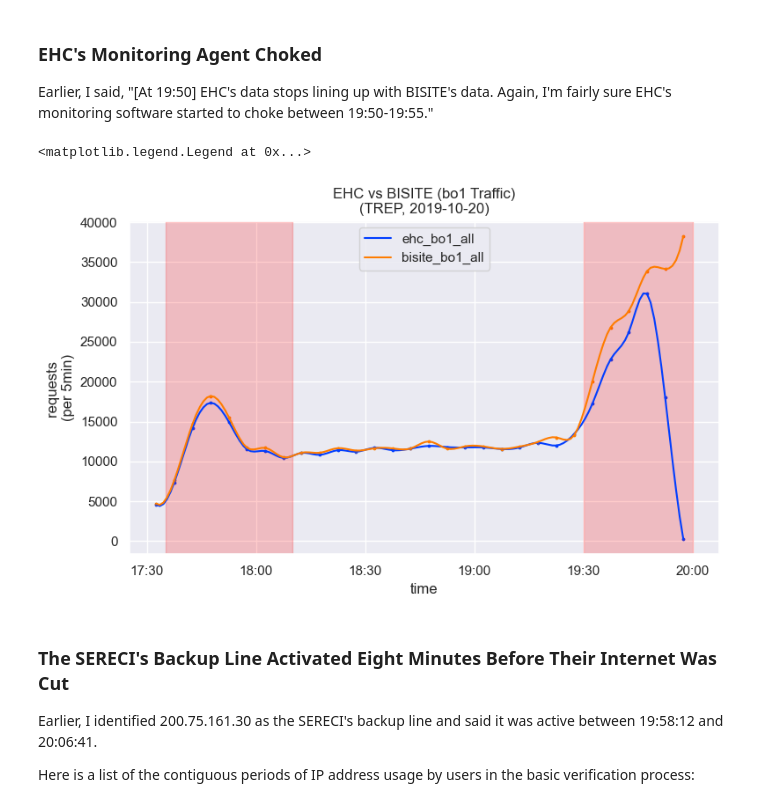
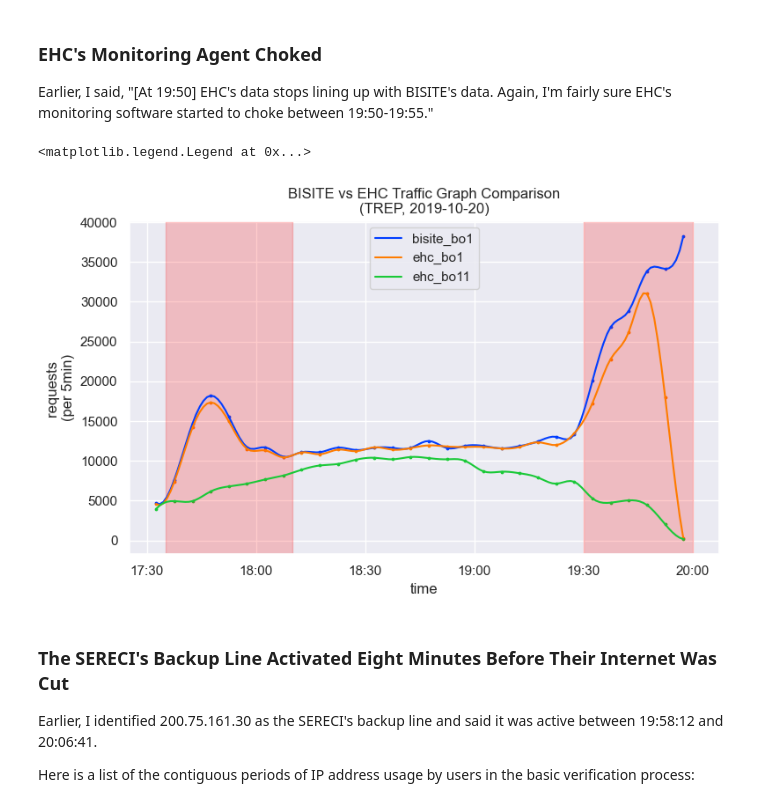
Before and after one commit to futurebum/bo1-post, a Jupyter notebook: bo1-post.ipynb, the cells around one changed output. Saved outputs shown, nothing was run; the diff lists cells and outputs as text; code cells hidden in the pictures.

```diff
--- a/bo1-post.ipynb
+++ b/bo1-post.ipynb
@@ -56,9 +56,9 @@ def smooth_lines_scatter(df, ax, interval='1min', labels=None, marker='o', lo_cl
             ax.scatter(df.index, df[label], label=f'_{label}', marker=marker, s=3, color=ax.lines[-1].get_color())
 
 # utility function to add vertical spans for high-traffic periods. (the second one really goes to 20:07, but oh well.)
-def add_high_traffic_bars(ax_ht_bars):
-    ax_ht_bars.axvspan(pd.Timestamp('2019-10-20 17:35'), pd.Timestamp('2019-10-20 18:10'), alpha=0.2, color='red')
-    ax_ht_bars.axvspan(pd.Timestamp('2019-10-20 19:30'), pd.Timestamp('2019-10-20 20:00'), alpha=0.2, color='red')
+def add_high_traffic_bars(ax):
+    ax.axvspan(pd.Timestamp('2019-10-20 17:35'), pd.Timestamp('2019-10-20 18:10'), alpha=0.2, color='red')
+    ax.axvspan(pd.Timestamp('2019-10-20 19:30'), pd.Timestamp('2019-10-20 20:00'), alpha=0.2, color='red')
 # %% [markdown]
 # TREP Mini-Explainer #
 # %% [markdown]
@@ -123,7 +123,8 @@ trep['process'] = trep.evt_type.where(trep.evt_type == 'tx', 'verif') # two diff
 # put tx/verif events in 5-min bins. (important note: 'verif' means verif attempts. most succeed but some fail; i'm interested in both, as analysis is procedural)
 events = trep \
     .groupby([pd.Grouper(freq='5min', key='evt_time'), 'process']) \
-    .size().unstack(level=1).resample('5min').asfreq().fillna(0) \
+    .size().unstack(level=1) \
+    .resample('5min').asfreq().fillna(0) \
     .pipe(lambda x: x.set_index(x.index + pd.Timedelta('2.5min'))) \
     ['2019-10-20 16:30':'2019-10-20 21:00'] # just election night.
 # note: pushed the points to the middle of 5-min bin intervals.
@@ -151,9 +152,8 @@ if save_results:
 If acta column shortages caused verification operators to aggressively poll the application server, then I might also expect that, when verifiers appear to work slower, their traffic rate will increase because they've started to repeatedly ask the application server for work instead of actually working. To check this, first I calculated verifiers’ work rate in 5-minute intervals, taking the number of verification attempts and dividing it by the number of active verifiers. Next, I extracted the data points from EHC's traffic graph and divided bo1’s traffic (=verifs) by bo11’s traffic (=transmits) to create a simple metric that shows when bo1's traffic was unusually high relative to the general level of activity in the system. Finally, I plotted the two ratios against each other. The resulting graph confirms the prediction that decreases in verifiers’ work rate coincide with increases in their traffic rate:
 # %%
 wt = trep[trep.process == 'verif'] \
-    .groupby(pd.Grouper(freq='5min', key='evt_time')) \
+    .resample('5min', on='evt_time') \
     .pipe(lambda x: pd.DataFrame({'verifs': x.size(), 'verifiers': x.VerificadorUser.nunique()})) \
-    .resample('5min').asfreq().fillna(0) \
     .join(traffic, how='inner') \
     .pipe(lambda x: x.set_index(x.index + pd.Timedelta('2.5min'))) \
     ['2019-10-20 16:00':'2019-10-20 20:30'] # just election night.
@@ -161,14 +161,14 @@ wt = trep[trep.process == 'verif'] \
 
 # calculate ratios.
 wt['work_ratio'] = np.where(wt.verifs > 0, wt.verifs / wt.verifiers, 0)
-wt['traffic_ratio'] = np.where(wt.ehc_bo11_all > 0, wt.ehc_bo1_all / wt.ehc_bo11_all, 0)
+wt['traffic_ratio'] = np.where(wt.ehc_bo11 > 0, wt.ehc_bo1 / wt.ehc_bo11, 0)
 
 # graph work_ratio (=verifs/verifiers) vs traffic_ratio (=bo1/bo11).
 fig, ax = plt.subplots(figsize=(8, 5), tight_layout=True)
 ax.set_title('Verifier Work Ratio (verifs/verifiers) vs Traffic Ratio (bo1/bo11)\n(TREP, All Elections, 2019-10-20)')
 ax.set_xlabel('time')
 # note: i stopped traffic before 19:50 because ehc's data for 19:50 onward seems super incorrect (comparing to bisite's bo1 numbers).
-smooth_lines_scatter(wt[:'2019-10-20 19:47:30'], ax, interval='1min', labels=['work_ratio', 'traffic_ratio'])
+smooth_lines_scatter(wt[wt.index < '2019-10-20 19:50'], ax, interval='1min', labels=['work_ratio', 'traffic_ratio'])
 ax.set_ylabel('ratio\n(per 5min)')
 add_high_traffic_bars(ax)
 ax.xaxis.set_major_formatter(hhmm_format)
@@ -624,16 +633,16 @@ trep[(trep.process == 'verif') & (trep.evt_time >= '2019-10-20 19:25') & (trep.e
 Earlier, I said, "[At 19:50] EHC's data stops lining up with BISITE's data. Again, I'm fairly sure EHC's monitoring software started to choke between 19:50-19:55."
 # %%
 fig, ax = plt.subplots(figsize=(8, 5), tight_layout=True)
-ax.set_title("EHC vs BISITE (bo1 Traffic)\n(TREP, 2019-10-20)")
+ax.set_title("BISITE vs EHC Traffic Graph Comparison\n(TREP, 2019-10-20)")
 ax.set_xlabel('time')
 ax.set_ylabel('requests \n(per 5min)')
-smooth_lines_scatter(wt[wt.notna().all(axis=1)], ax, interval='1min', labels=['ehc_bo1_all', 'bisite_bo1_all']) # 'ehc_bo11_all' < add to see bo11.
+smooth_lines_scatter(wt.dropna(), ax, interval='1min', labels=['bisite_bo1', 'ehc_bo1', 'ehc_bo11'])
 add_high_traffic_bars(ax)
 ax.xaxis.set_major_formatter(hhmm_format)
 ax.legend(loc='upper center')
 # %% [output]
 <matplotlib.legend.Legend at 0x...>
-[figure, old version]
+[figure, new version]
 # %% [markdown]
 ### The SERECI's Backup Line Activated Eight Minutes Before Their Internet Was Cut ###
 
```
Also changed, not shown: parts of 10 cells of this notebook, 2 other files.
